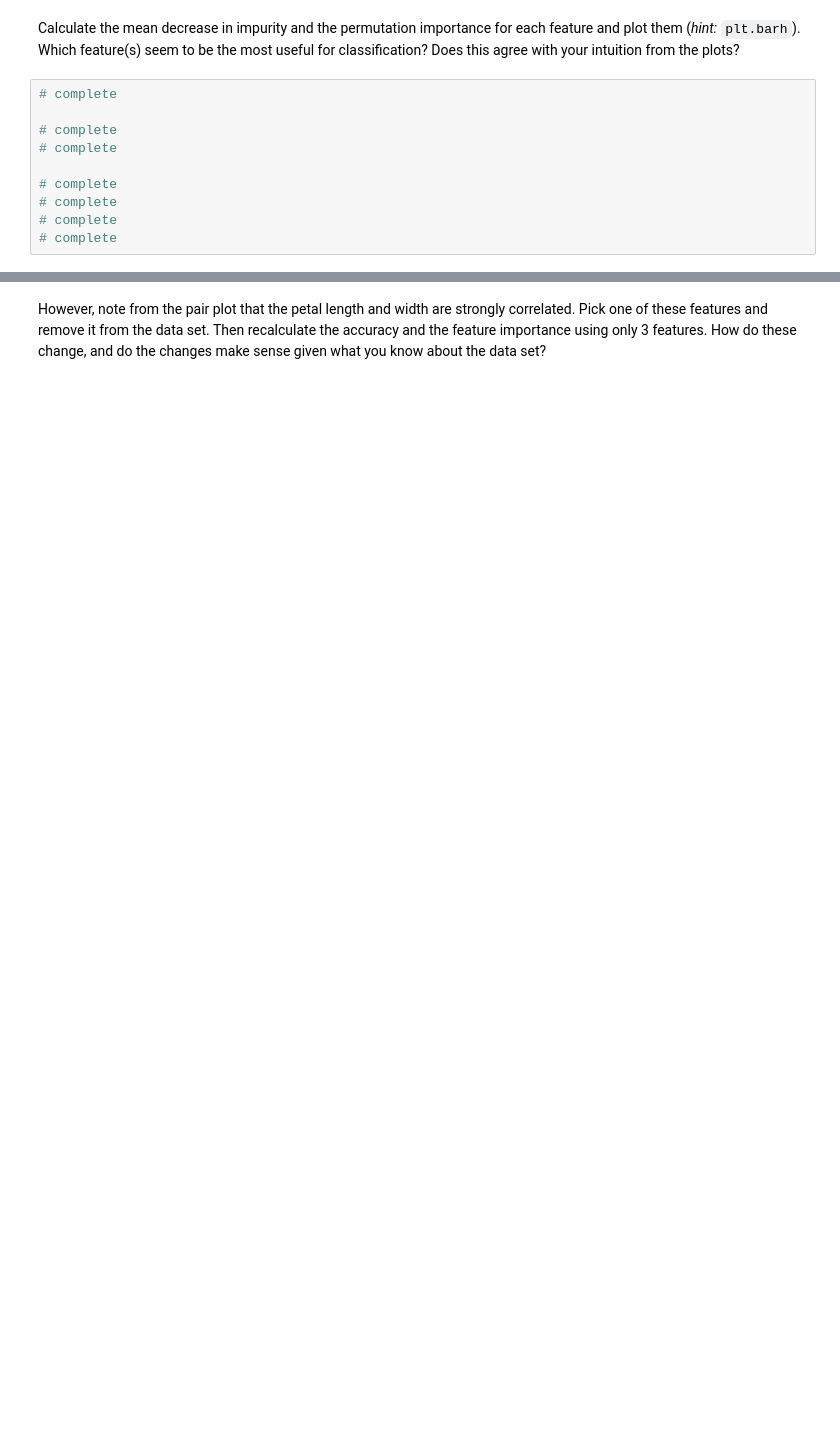
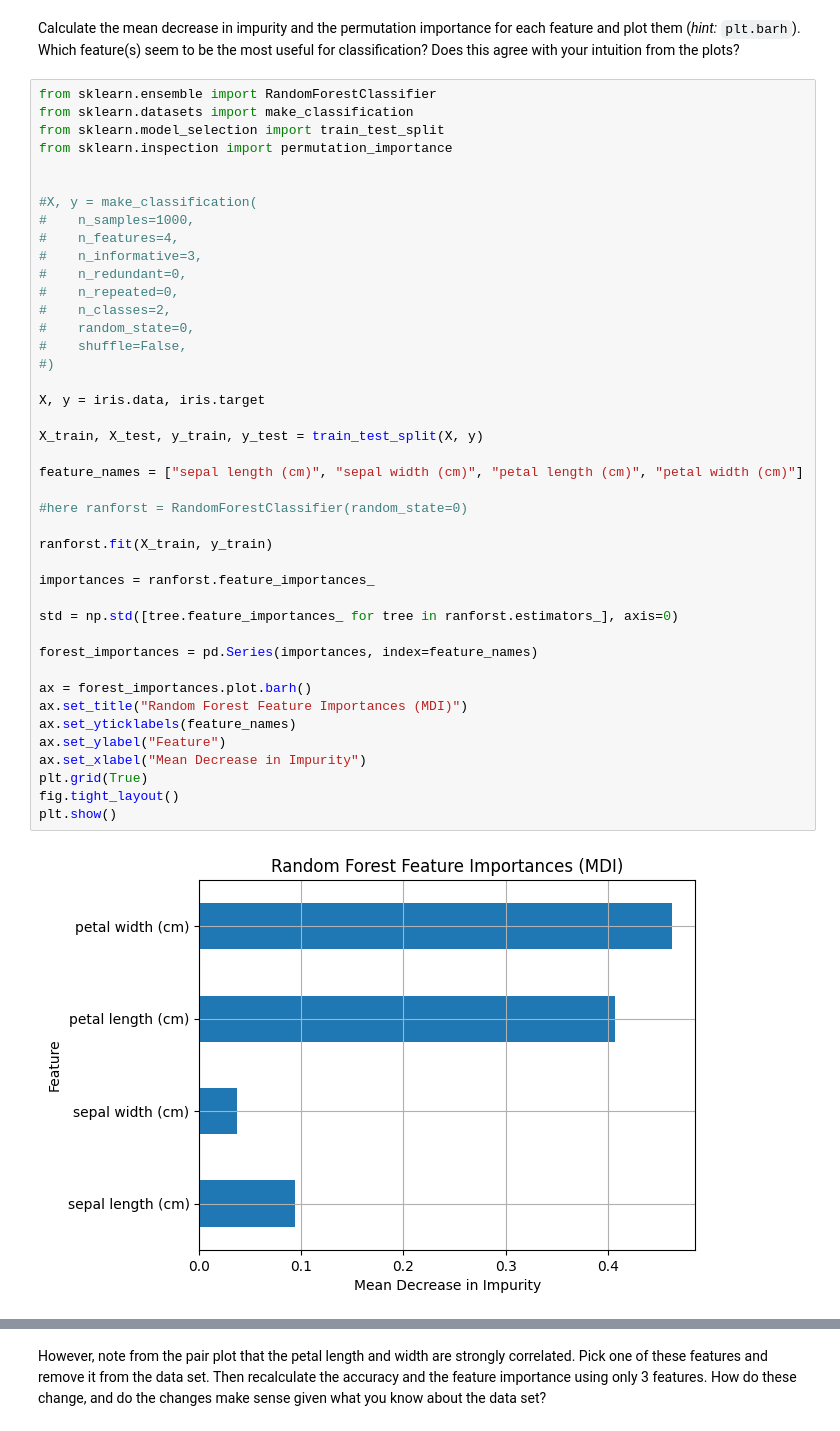
Before and after one commit to ASTR154/interpretability, a Jupyter notebook: interpretability.ipynb, the cells around one changed output, grey strips where cells are left out. Cells and saved outputs as stored; diff of their text form; blank space fills up the shorter version.

```diff
--- a/interpretability.ipynb
+++ b/interpretability.ipynb
@@ -32,12 +62,46 @@ This time, let's classify it using a random forest. Initialize and train the ran
 # %% [markdown]
 Calculate the mean decrease in impurity and the permutation importance for each feature and plot them (*hint:* `plt.barh`). Which feature(s) seem to be the most useful for classification? Does this agree with your intuition from the plots?
 # %%
-# complete
+from sklearn.ensemble import RandomForestClassifier
+from sklearn.datasets import make_classification
+from sklearn.model_selection import train_test_split
+from sklearn.inspection import permutation_importance
 
-# complete
-# complete
 
-# complete
-# complete
-# complete
-# complete
+#X, y = make_classification(
+#    n_samples=1000,
+#    n_features=4,
+#    n_informative=3,
+#    n_redundant=0,
+#    n_repeated=0,
+#    n_classes=2,
+#    random_state=0,
+#    shuffle=False,
+#)
+
+X, y = iris.data, iris.target
+
+X_train, X_test, y_train, y_test = train_test_split(X, y)
+
+feature_names = ["sepal length (cm)", "sepal width (cm)", "petal length (cm)", "petal width (cm)"]
+
+#here ranforst = RandomForestClassifier(random_state=0)
+
+ranforst.fit(X_train, y_train)
+
+importances = ranforst.feature_importances_
+
+std = np.std([tree.feature_importances_ for tree in ranforst.estimators_], axis=0)
+
+forest_importances = pd.Series(importances, index=feature_names)
+
+ax = forest_importances.plot.barh()
+ax.set_title("Random Forest Feature Importances (MDI)")
+ax.set_yticklabels(feature_names)
+ax.set_ylabel("Feature")
+ax.set_xlabel("Mean Decrease in Impurity")
+plt.grid(True)
+fig.tight_layout()
+plt.show()
+# %% [output]
+[figure, added]
```
Also changed, not shown: parts of 6 cells of this notebook.
